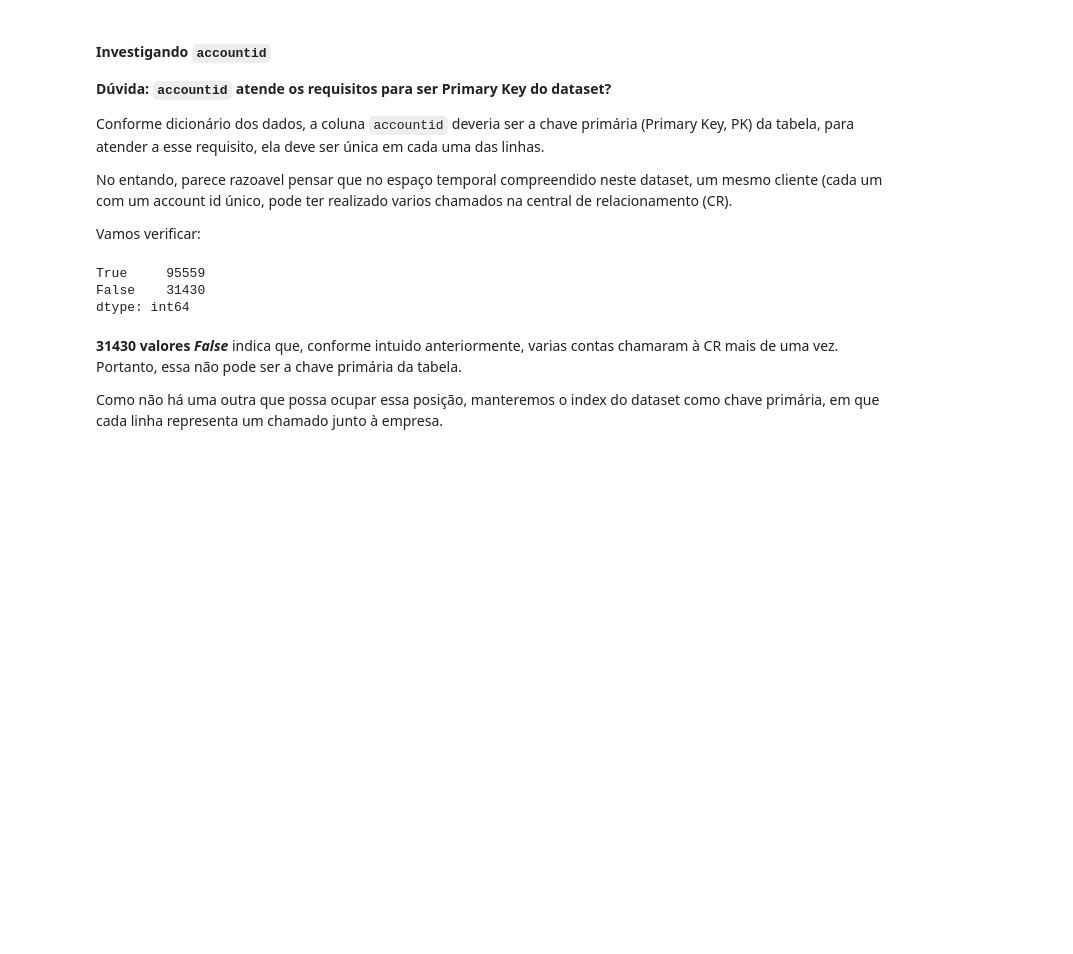
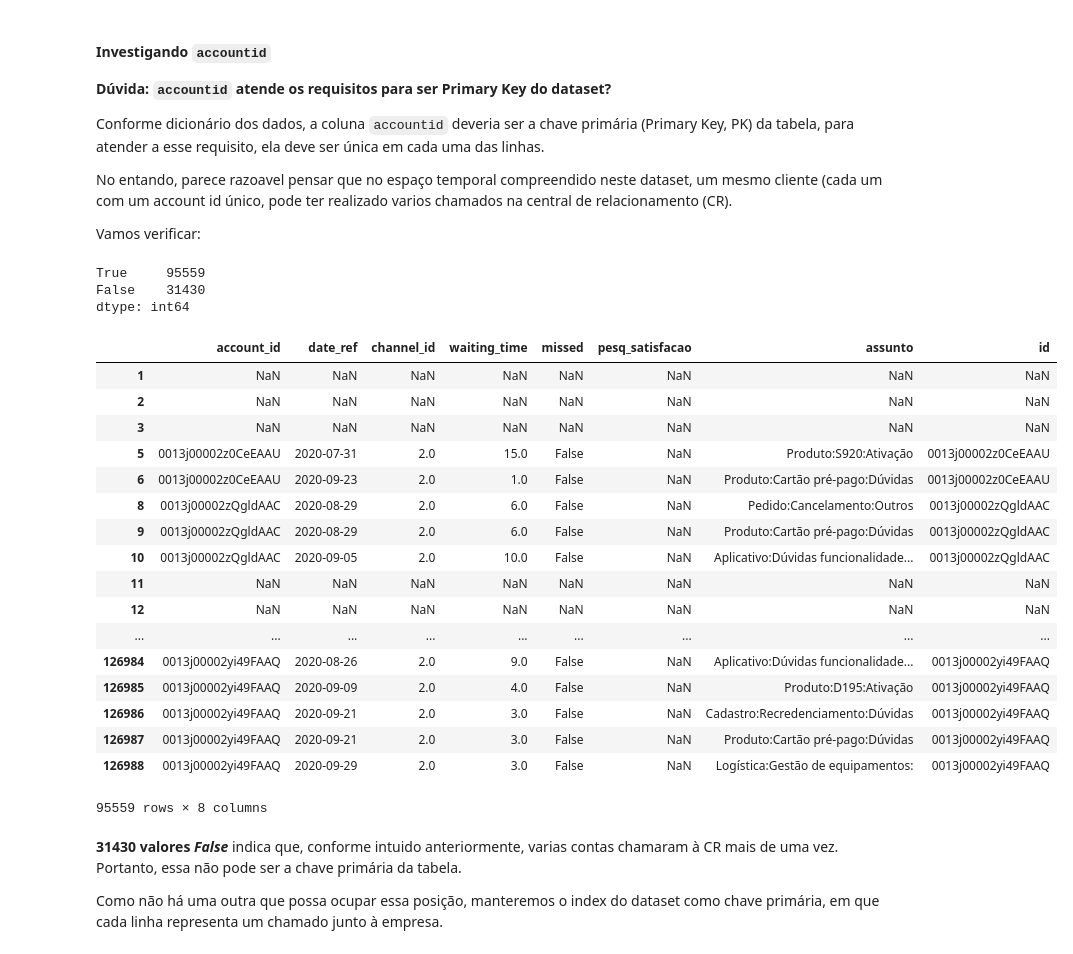
Before and after one commit to renanfmoises/crm-analytics, a Jupyter notebook: TON CRM Analytics - 1 Data Cleaning.ipynb, the cells around one changed output. Drawn from its saved outputs; the diff is of its cells as text; code cells hidden in the pictures; blank space fills up the shorter version.

```diff
--- a/TON CRM Analytics - 1 Data Cleaning.ipynb
+++ b/TON CRM Analytics - 1 Data Cleaning.ipynb
@@ -123,6 +123,27 @@ cases.duplicated('account_id').value_counts()
 True     95559
 False    31430
 dtype: int64
+# %%
+cases[cases.duplicated('account_id')]
+# %% [output]
+|  | account_id | date_ref | channel_id | waiting_time | missed | pesq_satisfacao | assunto | id |
+| 1 | NaN | NaN | NaN | NaN | NaN | NaN | NaN | NaN |
+| 2 | NaN | NaN | NaN | NaN | NaN | NaN | NaN | NaN |
+| 3 | NaN | NaN | NaN | NaN | NaN | NaN | NaN | NaN |
+| 5 | 0013j00002z0CeEAAU | 2020-07-31 | 2.0 | 15.0 | False | NaN | Produto:S920:Ativação | 0013j00002z0CeEAAU |
+| 6 | 0013j00002z0CeEAAU | 2020-09-23 | 2.0 | 1.0 | False | NaN | Produto:Cartão pré-pago:Dúvidas | 0013j00002z0CeEAAU |
+| 8 | 0013j00002zQgldAAC | 2020-08-29 | 2.0 | 6.0 | False | NaN | Pedido:Cancelamento:Outros | 0013j00002zQgldAAC |
+| 9 | 0013j00002zQgldAAC | 2020-08-29 | 2.0 | 6.0 | False | NaN | Produto:Cartão pré-pago:Dúvidas | 0013j00002zQgldAAC |
+| 10 | 0013j00002zQgldAAC | 2020-09-05 | 2.0 | 10.0 | False | NaN | Aplicativo:Dúvidas funcionalidade... | 0013j00002zQgldAAC |
+| 11 | NaN | NaN | NaN | NaN | NaN | NaN | NaN | NaN |
+| 12 | NaN | NaN | NaN | NaN | NaN | NaN | NaN | NaN |
+| ... | ... | ... | ... | ... | ... | ... | ... | ... |
+| 126984 | 0013j00002yi49FAAQ | 2020-08-26 | 2.0 | 9.0 | False | NaN | Aplicativo:Dúvidas funcionalidade... | 0013j00002yi49FAAQ |
+| 126985 | 0013j00002yi49FAAQ | 2020-09-09 | 2.0 | 4.0 | False | NaN | Produto:D195:Ativação | 0013j00002yi49FAAQ |
+| 126986 | 0013j00002yi49FAAQ | 2020-09-21 | 2.0 | 3.0 | False | NaN | Cadastro:Recredenciamento:Dúvidas | 0013j00002yi49FAAQ |
+| 126987 | 0013j00002yi49FAAQ | 2020-09-21 | 2.0 | 3.0 | False | NaN | Produto:Cartão pré-pago:Dúvidas | 0013j00002yi49FAAQ |
+| 126988 | 0013j00002yi49FAAQ | 2020-09-29 | 2.0 | 3.0 | False | NaN | Logística:Gestão de equipamentos: | 0013j00002yi49FAAQ |
+95559 rows × 8 columns
 # %% [markdown]
 **31430 valores _False_** indica que, conforme intuido anteriormente, varias contas chamaram à CR mais de uma vez. Portanto, essa não pode ser a chave primária da tabela.
 
```
Also changed, not shown: parts of 4 cells of this notebook, 4 other files.
